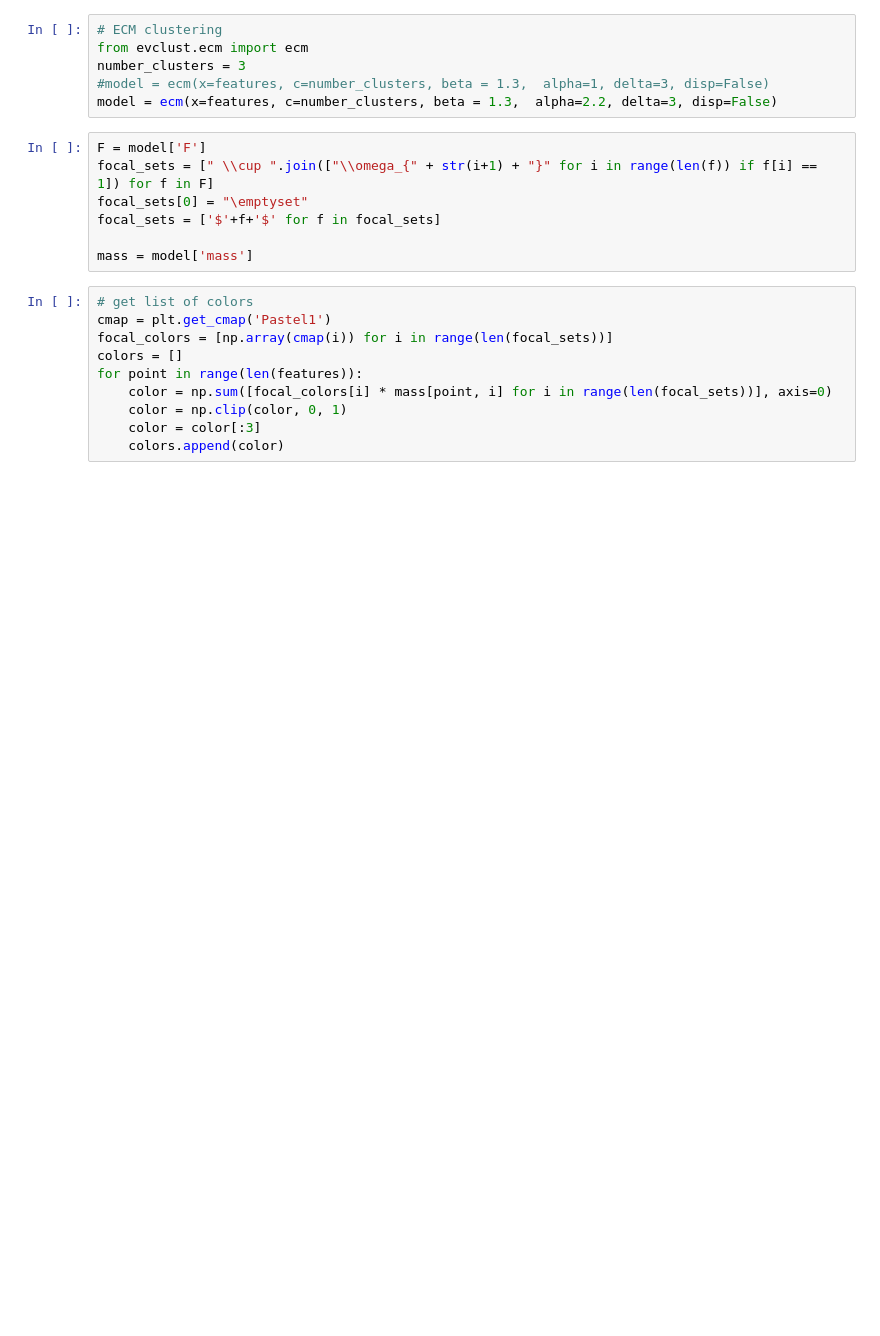
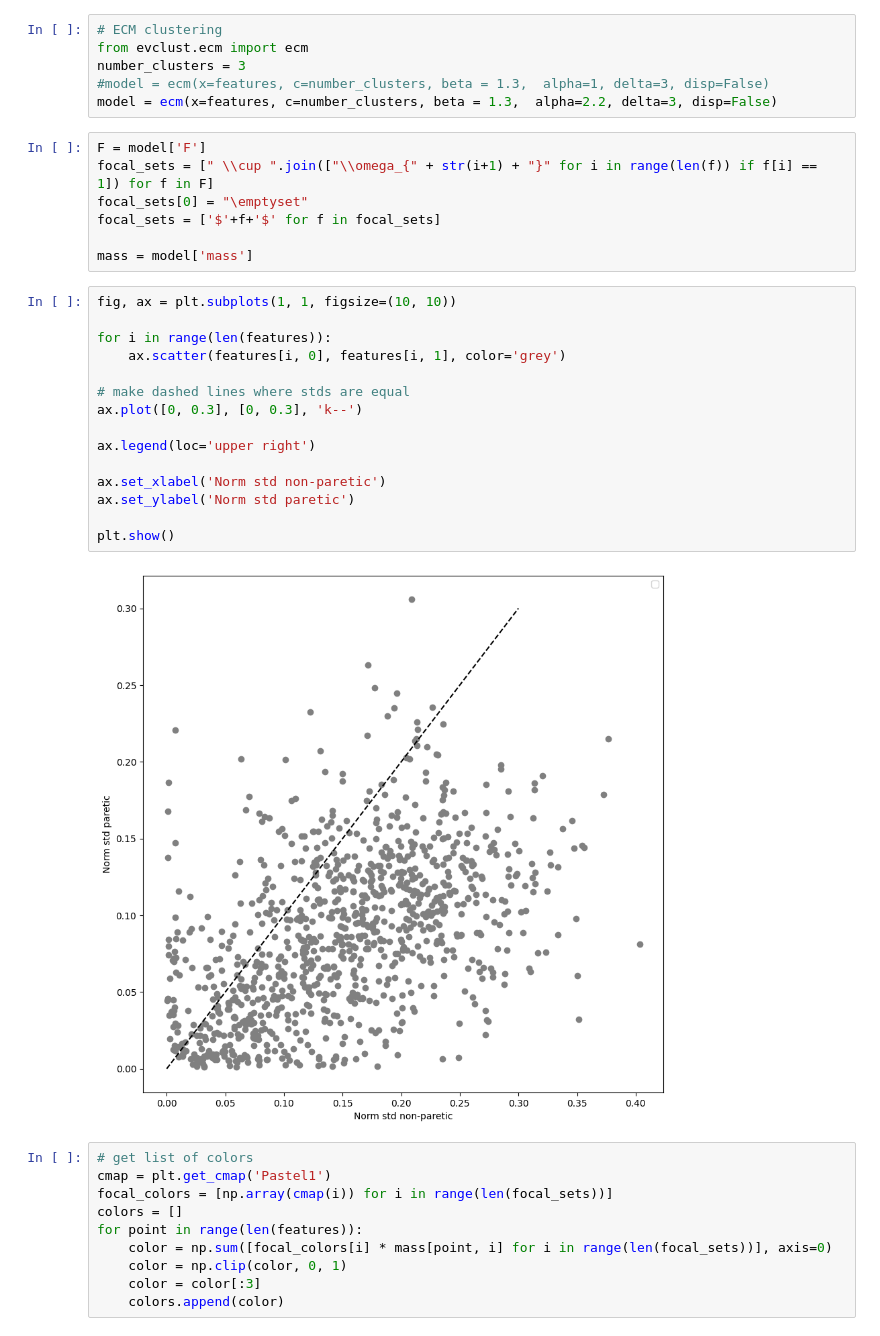
Before and after one commit to victorsouza89/rearm-actimetry-exploring, a Jupyter notebook: easy_clustering.ipynb, the cells around one changed output. Saved outputs shown, nothing was run; the diff lists cells and outputs as text; blank space fills up the shorter version.

```diff
--- a/easy_clustering.ipynb
+++ b/easy_clustering.ipynb
@@ -271,6 +282,23 @@ focal_sets[0] = "\emptyset"
 focal_sets = ['$'+f+'$' for f in focal_sets]
 
 mass = model['mass']
+# %%
+fig, ax = plt.subplots(1, 1, figsize=(10, 10))
+
+for i in range(len(features)):
+    ax.scatter(features[i, 0], features[i, 1], color='grey')
+
+# make dashed lines where stds are equal
+ax.plot([0, 0.3], [0, 0.3], 'k--')
+
+ax.legend(loc='upper right')
+
+ax.set_xlabel('Norm std non-paretic')
+ax.set_ylabel('Norm std paretic')
+
+plt.show()
+# %% [output]
+[figure, added]
 # %%
 # get list of colors
 cmap = plt.get_cmap('Pastel1')
```
Also changed, not shown: parts of 16 cells of this notebook, 2 other files.
